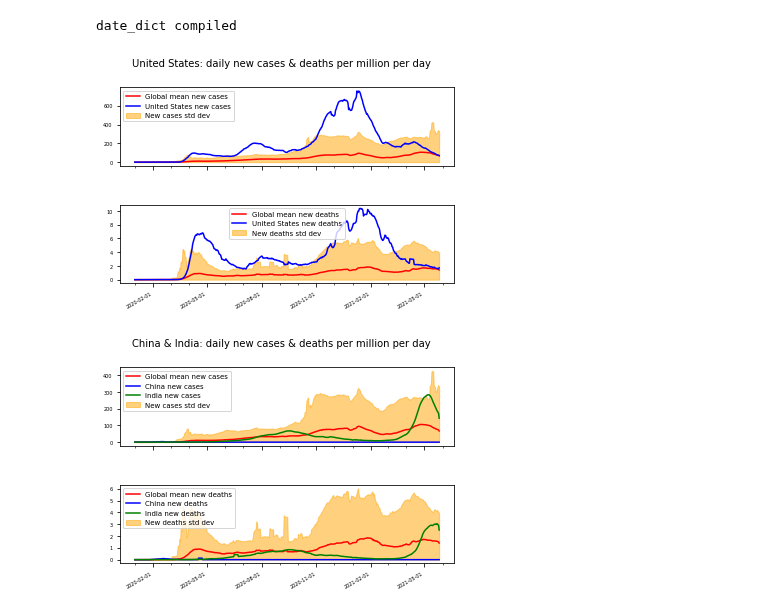
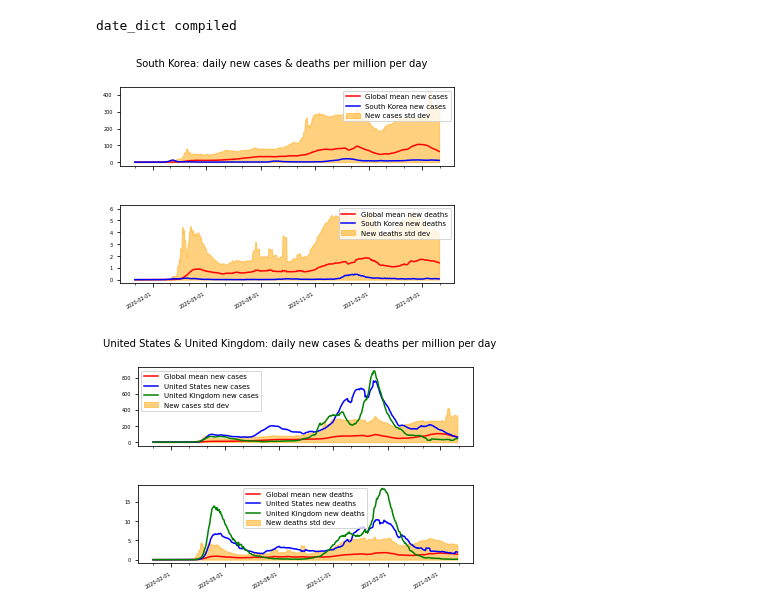
Before and after one commit to Ipgnosis/covid_analysis, a Jupyter notebook: country-plots.ipynb, the cells around one changed output. Saved outputs shown, nothing was run; the diff lists cells and outputs as text; code cells hidden in the pictures.

```diff
--- a/country-plots.ipynb
+++ b/country-plots.ipynb
@@ -95,7 +98,7 @@ date_dict compiled
 # re-juggle the data for a single country chart
 
 # the country being analyzed
-y_axis_values = 'USA'
+y_axis_values = 'KOR'
 
 y_axis_label = data[y_axis_values]['location']
 
@@ -193,13 +196,13 @@ ax2.legend(loc = 0, fontsize = 7)
 # display the plot
 plt.show()
 # %% [output]
-[figure, old version]
+[figure, new version]
 # %%
 # re-juggle the data for a 2 country chart
 
 # the countries being analyzed
-yi_axis_values = 'CHN'
-yii_axis_values = 'IND'
+yi_axis_values = 'USA'
+yii_axis_values = 'GBR'
 
 #y_axis_values_list = ["wrl_new_cases_pm", "KOR", "TWN"]
 
@@ -284,31 +287,31 @@ fig.suptitle(chart_title_str, fontsize = 10)
 #  format the x axis (date) labels
 # Text in the x axis will be displayed in 'YYYY-mm-dd' format.
 ax1.xaxis.set_major_formatter(mdates.DateFormatter('%Y-%m-%d'))
 ax2.xaxis.set_major_formatter(mdates.DateFormatter('%Y-%m-%d'))
 
 # major ticks every 3 months.
 fmt_qtr_year = mdates.MonthLocator(interval = 3)
 ax1.xaxis.set_major_locator(fmt_qtr_year)
 ax2.xaxis.set_major_locator(fmt_qtr_year)
 
 # minor ticks every month.
 fmt_month = mdates.MonthLocator()
 ax1.xaxis.set_minor_locator(fmt_month)
 ax2.xaxis.set_minor_locator(fmt_month)
 
 # Rotates and right aligns the x labels, and moves the bottom of the
 # axes up to make room for them.
 fig.autofmt_xdate()
 
 # changing the fontsize of ticks
 ax1.tick_params(labelsize = 5)
 ax2.tick_params(labelsize = 5)
 
 # format the legends
 ax1.legend(loc = 0, fontsize = 7)
 ax2.legend(loc = 0, fontsize = 7)
 
 # display the plot
 plt.show()
 # %% [output]
-[figure, old version]
+[figure, new version]
```
Also changed, not shown: parts of 2 cells of this notebook, 11 other files.
